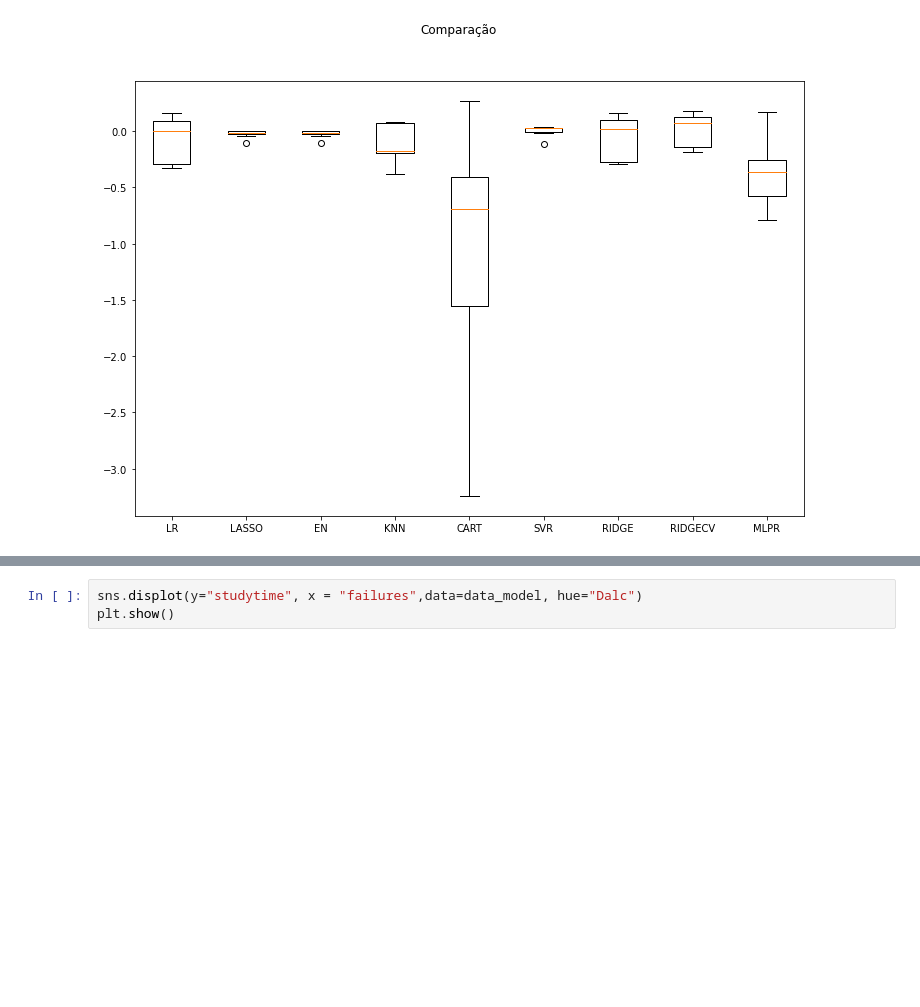
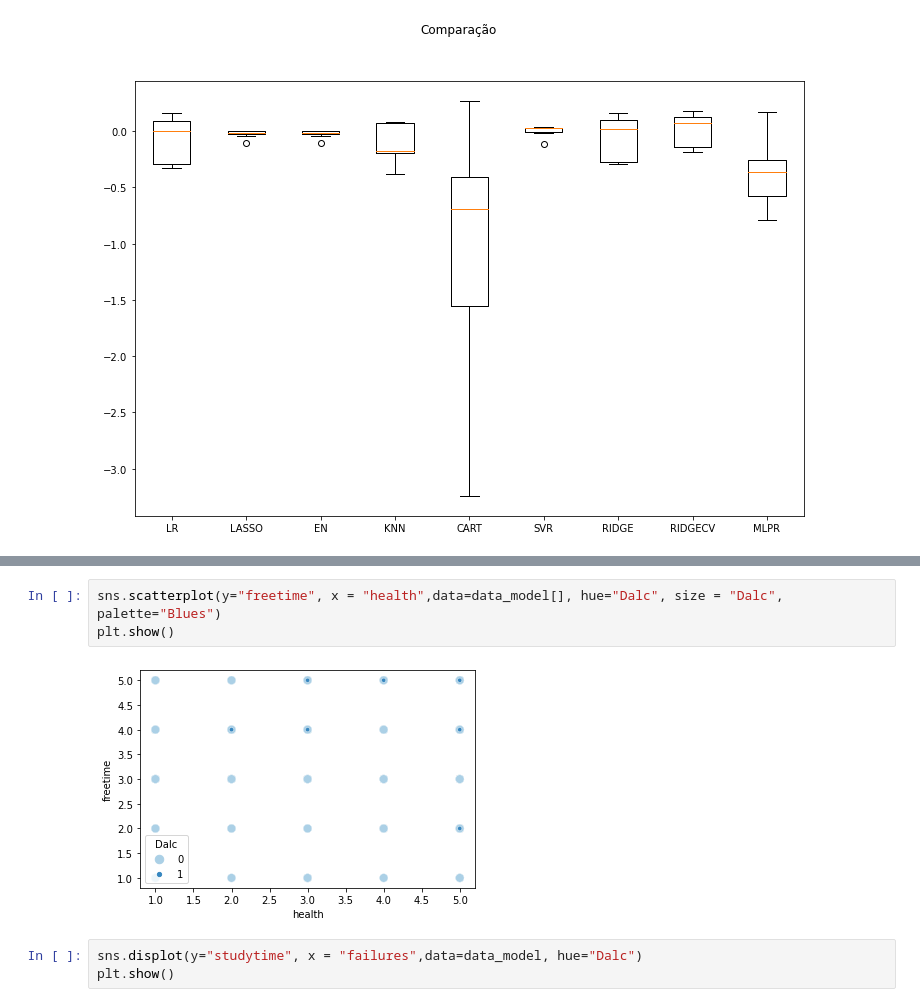
Before and after one commit to victorbombarda/Manipulacao_Dados_Avaliacao, a Jupyter notebook: Intro_Crisp_DM.ipynb, the cells around one changed output, grey strips where cells are left out. Drawn from its saved outputs; the diff is of its cells as text; blank space fills up the shorter version.

```diff
--- a/Intro_Crisp_DM.ipynb
+++ b/Intro_Crisp_DM.ipynb
@@ -341,3 +437,8 @@ plt.show()
+# %%
+sns.scatterplot(y="freetime", x = "health",data=data_model[], hue="Dalc", size = "Dalc", palette="Blues")
+plt.show()
+# %% [output]
+[figure, added]
 # %%
 sns.displot(y="studytime", x = "failures",data=data_model, hue="Dalc")
 plt.show()
```
Also changed, not shown: parts of 10 cells of this notebook.
